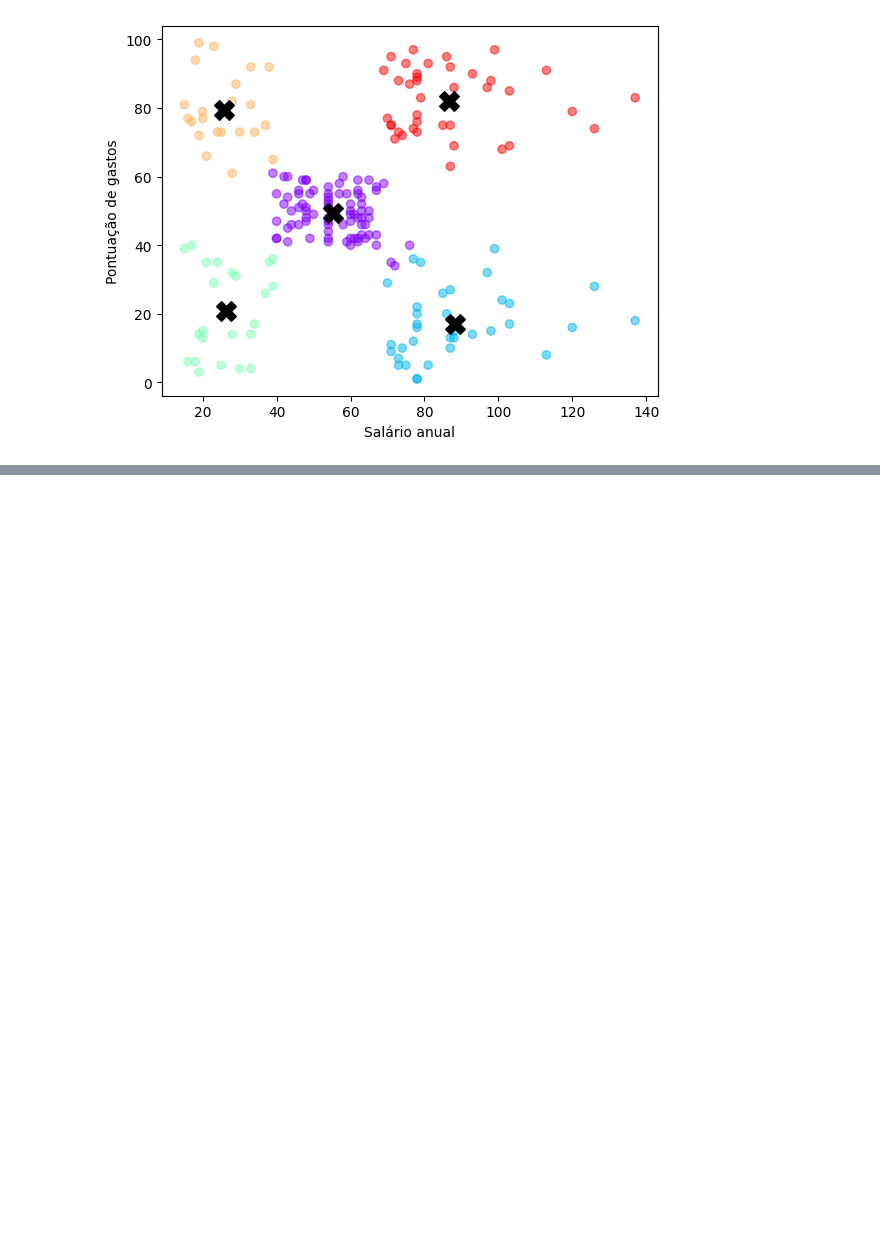
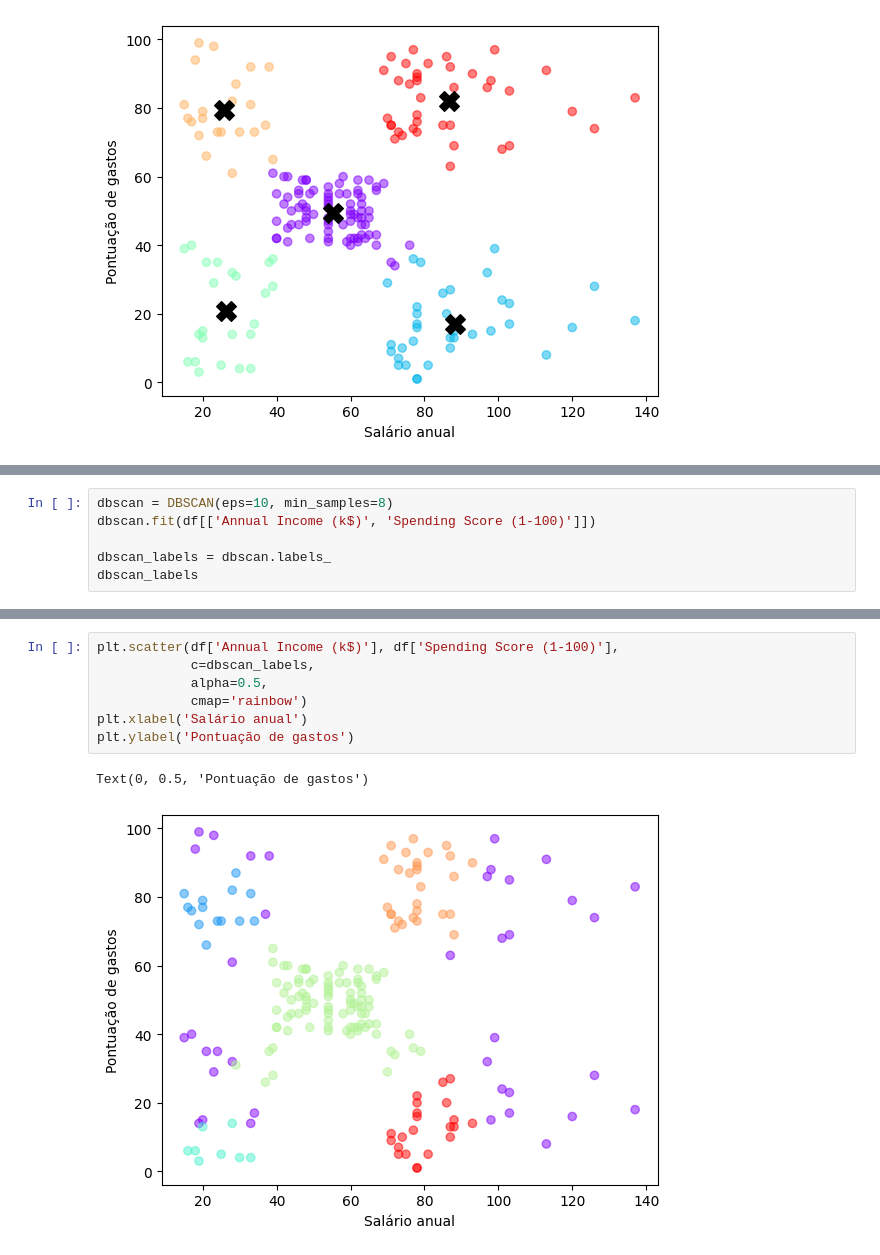
Before and after one commit to DiogoBotton/Machine_Learning_Training_Learn, a Jupyter notebook: Clusterização_Aprendizado_Não_Supervisionado/DIferenca_Kmeans_Dbscan/kmeans_dbscan.ipynb, the cells around one changed output, grey strips where cells are left out. Saved outputs shown, nothing was run; the diff lists cells and outputs as text; blank space fills up the shorter version.

Commit message:
Modelo com dbscan e PCA (redução de dimensionalidade)

```diff
--- a/Clusterização_Aprendizado_Não_Supervisionado/DIferenca_Kmeans_Dbscan/kmeans_dbscan.ipynb
+++ b/Clusterização_Aprendizado_Não_Supervisionado/DIferenca_Kmeans_Dbscan/kmeans_dbscan.ipynb
@@ -159,0 +162,6 @@ plt.scatter(centroids[:,0], # Eixo X do centroide
+# %%
+dbscan = DBSCAN(eps=10, min_samples=8)
+dbscan.fit(df[['Annual Income (k$)', 'Spending Score (1-100)']])
+
+dbscan_labels = dbscan.labels_
+dbscan_labels
@@ -159,0 +181,10 @@ plt.scatter(centroids[:,0], # Eixo X do centroide
+# %%
+plt.scatter(df['Annual Income (k$)'], df['Spending Score (1-100)'],
+            c=dbscan_labels,
+            alpha=0.5,
+            cmap='rainbow')
+plt.xlabel('Salário anual')
+plt.ylabel('Pontuação de gastos')
+# %% [output]
+Text(0, 0.5, 'Pontuação de gastos')
+[figure, added]
```
Also changed, not shown: parts of 6 cells of this notebook, 2 other files.
